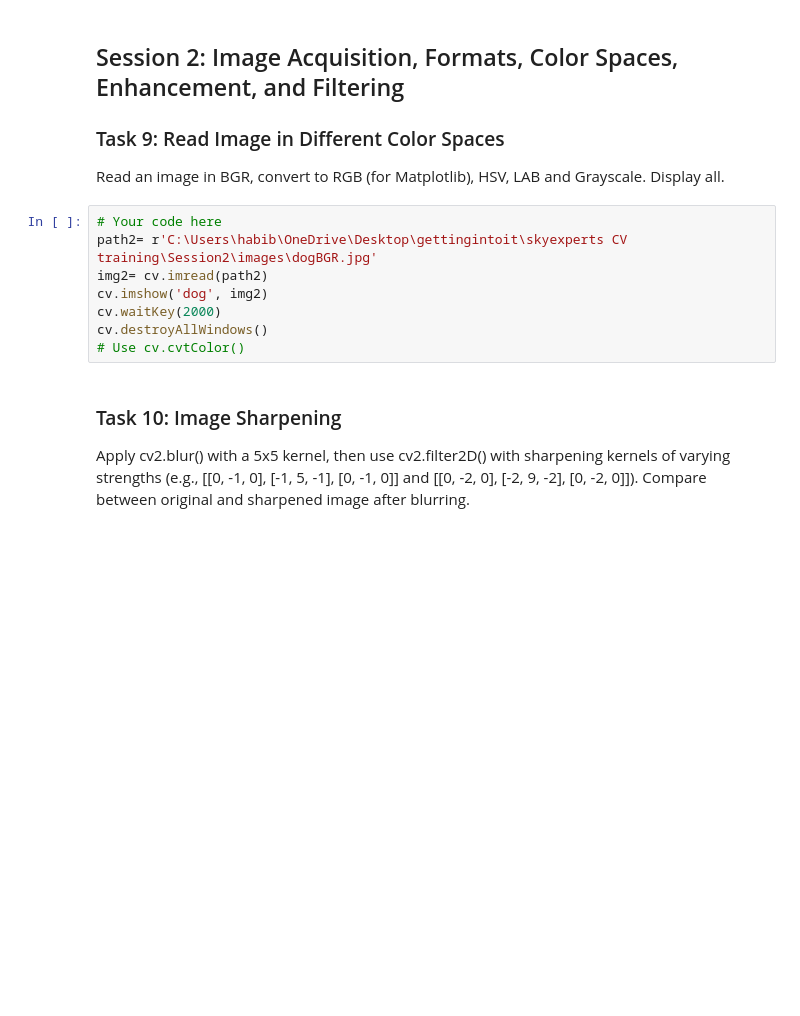
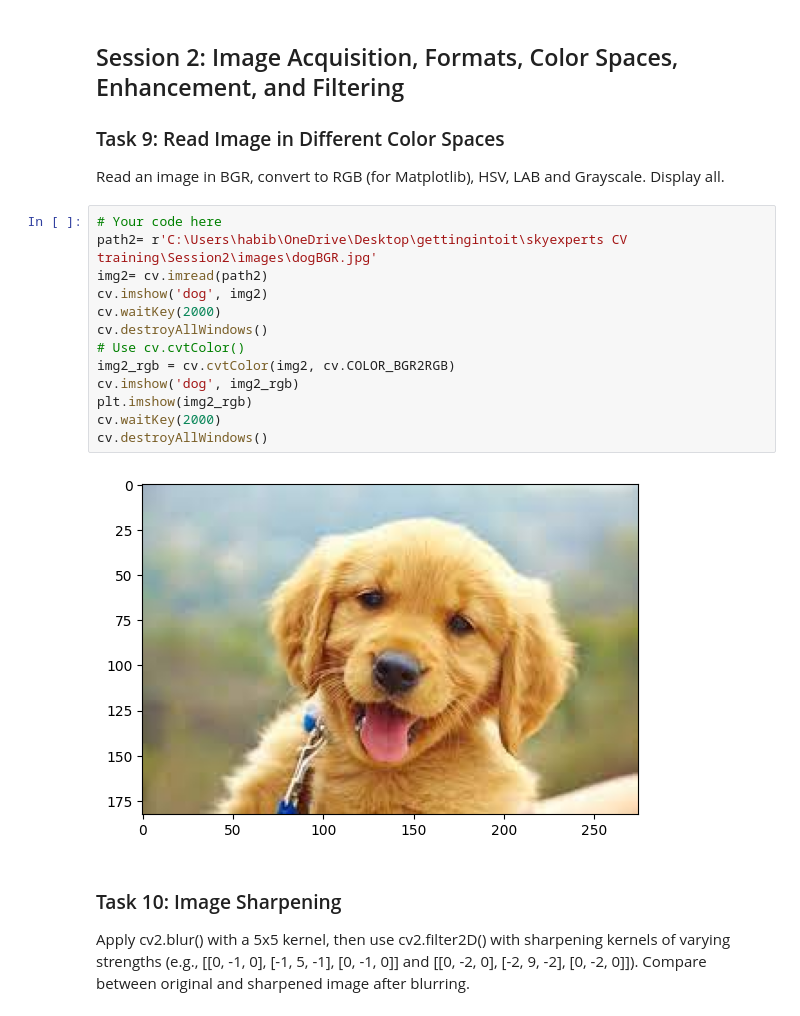
Before and after one commit to hobibat/SkyXperts-Vision-Course, a Jupyter notebook: tasks/tasks1.ipynb, the cells around one changed output. Saved outputs shown, nothing was run; the diff lists cells and outputs as text; blank space fills up the shorter version.

```diff
--- a/tasks/tasks1.ipynb
+++ b/tasks/tasks1.ipynb
@@ -243,11 +243,18 @@ Read an image in BGR, convert to RGB (for Matplotlib), HSV, LAB and Grayscale. D
 # %%
 # Your code here
 path2= r'C:\Users\habib\OneDrive\Desktop\gettingintoit\skyexperts CV training\Session2\images\dogBGR.jpg'
 img2= cv.imread(path2)
 cv.imshow('dog', img2)
 cv.waitKey(2000)
 cv.destroyAllWindows()
 # Use cv.cvtColor()
+img2_rgb = cv.cvtColor(img2, cv.COLOR_BGR2RGB)
+cv.imshow('dog', img2_rgb)
+plt.imshow(img2_rgb)
+cv.waitKey(2000)
+cv.destroyAllWindows()
+# %% [output]
+[figure, added]
 # %% [markdown]
 ### Task 10: Image Sharpening
 Apply cv2.blur() with a 5x5 kernel, then use cv2.filter2D() with sharpening kernels of varying strengths (e.g., [[0, -1, 0], [-1, 5, -1], [0, -1, 0]] and [[0, -2, 0], [-2, 9, -2], [0, -2, 0]]).
```
Also changed, not shown: parts of 1 cell of this notebook, 16 other files.
